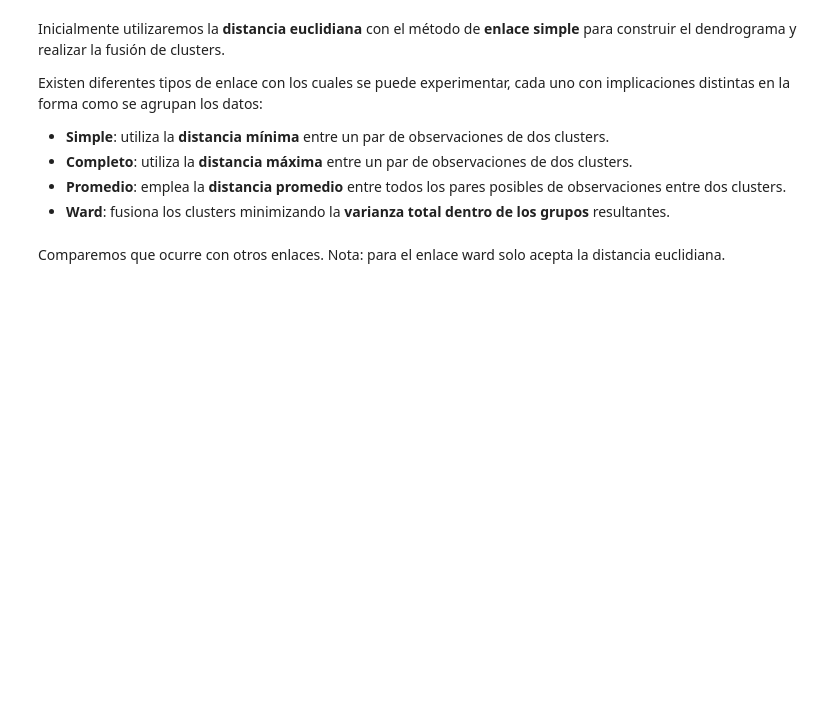
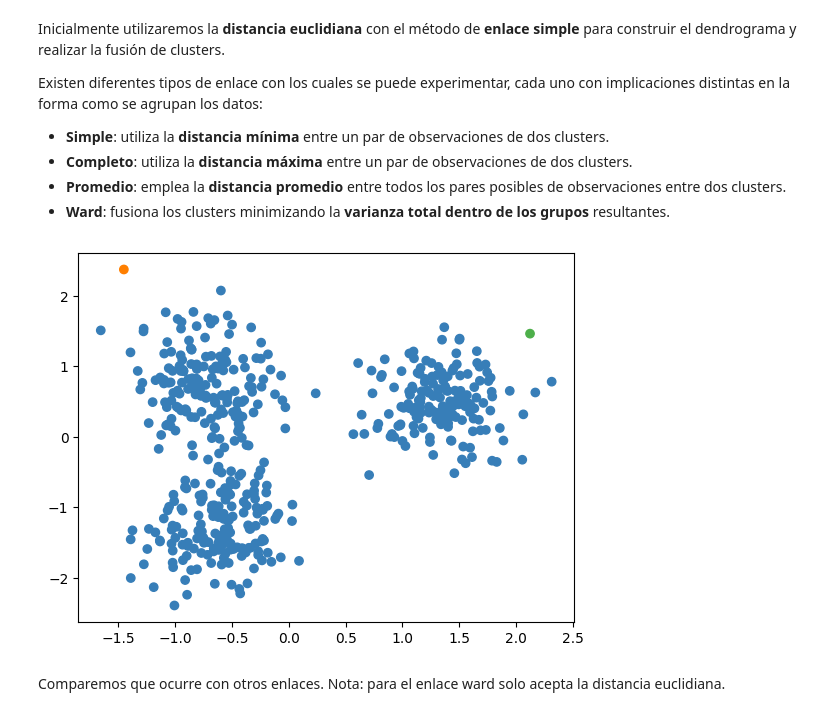
Before and after one commit to scuartasr/aprendmaq_pract_3, a Jupyter notebook: Cuadernos/10_Clustering_ParteI_GuiaClase.ipynb, the cells around one changed output. Saved outputs shown, nothing was run; the diff lists cells and outputs as text; code cells hidden in the pictures; blank space fills up the shorter version.

```diff
--- a/Cuadernos/10_Clustering_ParteI_GuiaClase.ipynb
+++ b/Cuadernos/10_Clustering_ParteI_GuiaClase.ipynb
@@ -186,20 +255,28 @@ Existen diferentes tipos de enlace con los cuales se puede experimentar, cada un
 # %%
 #Organizamos los datos
 X = scaler.fit_transform(blobs[0])
 y = blobs[1] #Solo por referencia, no se utilizan en el algoritmo
 
-#Configuramos los parametros
-#Ingresamos número de clusters 'n_clusters'
-#Usamos euclidina y enlace simple
+# Configuramos los parametros
+# Ingresamos número de clusters 'n_clusters'
+# Usamos euclidina y enlace simple
+clustering = AgglomerativeClustering(
+    n_clusters=3,
+    metric='euclidean',
+    linkage='single',
+)
 
+# Entrenamos el modelo
+clustering.fit(X)
 
-#Entrenamos el modelo
+# Obtenemos las etiquetas de pertenencia
+y_pred_agglo = clustering.labels_
 
-#Obtenemos las etiquetas de pertenencia
-
-#Graficamos el resultado
+# Graficamos el resultado
 plt.scatter(X[:, 0], X[:, 1],color=colors[y_pred_agglo])
 plt.show()
+# %% [output]
+[figure, added]
 # %% [markdown]
 Comparemos que ocurre con otros enlaces.
 Nota: para el enlace ward solo acepta la distancia euclidiana.
```
Also changed, not shown: parts of 23 cells of this notebook.
